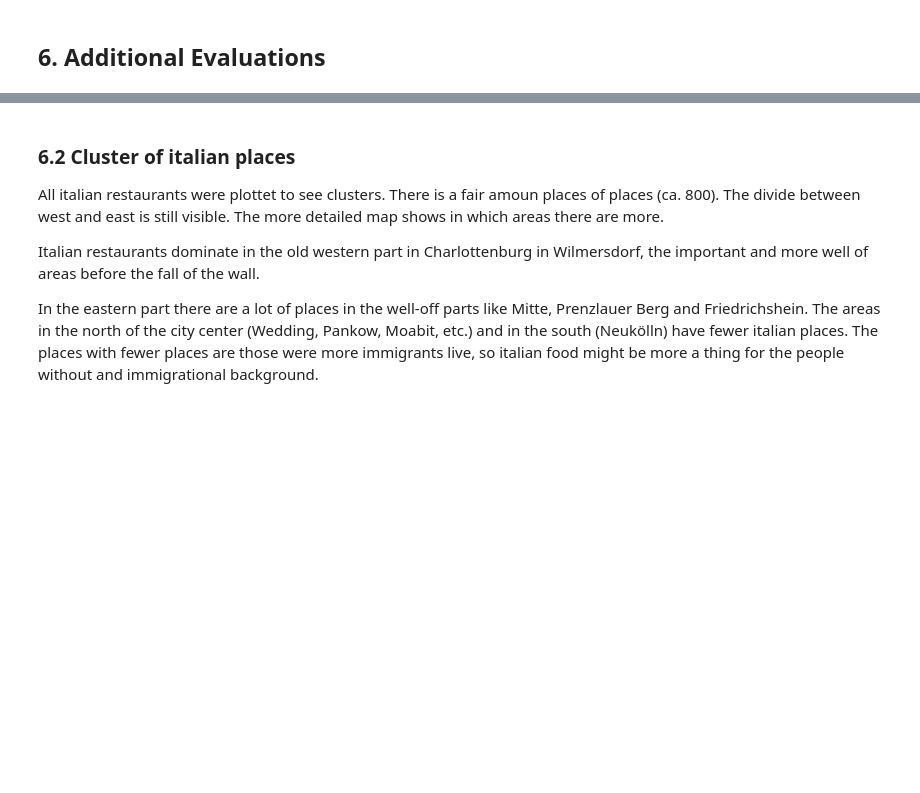
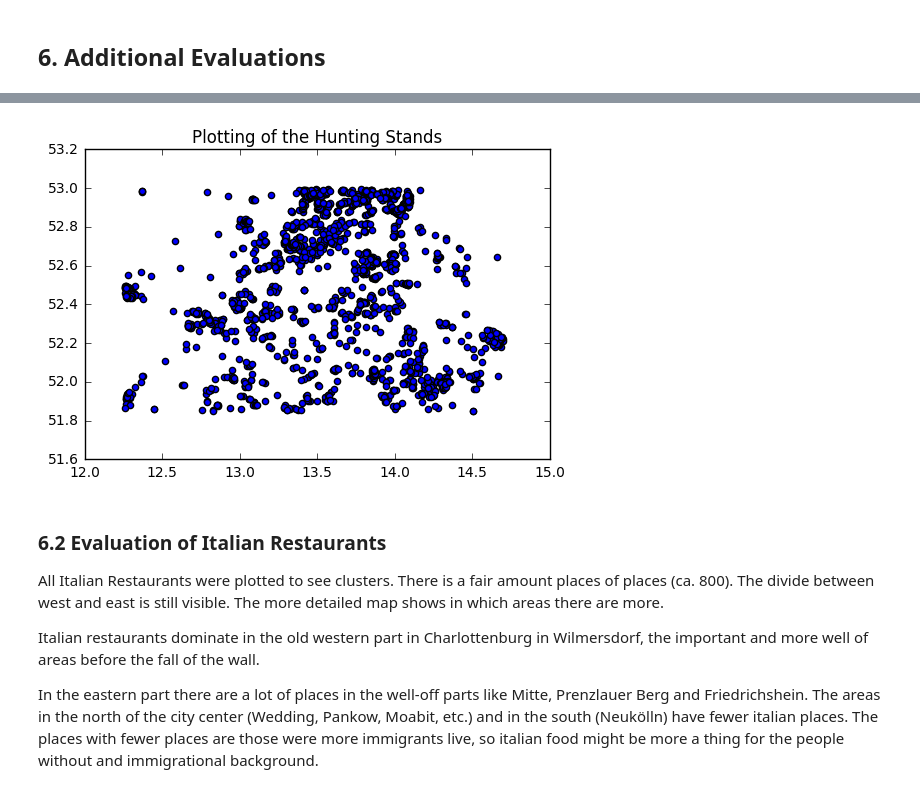
Before and after one commit to eliujulian/OpenStreetMapBerlin, a Jupyter notebook: Berlin.ipynb, the cells around one changed output, grey strips where cells are left out. Drawn from its saved outputs; the diff is of its cells as text; code cells hidden in the pictures; blank space fills up the shorter version.

```diff
--- a/Berlin.ipynb
+++ b/Berlin.ipynb
@@ -189,7 +254,27 @@ for n in c_clean.execute(statement).fetchall():
+# %%
+statement = """
+SELECT nodes.lon, nodes.lat
+FROM nodes_tags
+JOIN nodes ON nodes.id = nodes_tags.id
+WHERE nodes_tags.value = "hunting_stand"
+AND key = 'amenity'
+"""
+
+hunting_stands = list(c_clean.execute(statement).fetchall())
+
+df = pd.DataFrame()
+df['lat'] = [n[1] for n in hunting_stands]
+df['lon'] = [n[0] for n in hunting_stands]
+
+plt.scatter([n[0] for n in hunting_stands], [n[1] for n in hunting_stands])
+plt.title('Plotting of the Hunting Stands')
+plt.show()
+# %% [output]
+[figure, added]
 # %% [markdown]
-### 6.2 Cluster of italian places
+### 6.2 Evaluation of Italian Restaurants
 
-All italian restaurants were plottet to see clusters. There is a fair amoun places of places (ca. 800). The divide between west and east is still visible. The more detailed map shows in which areas there are more.
+All Italian Restaurants were plotted to see clusters. There is a fair amount places of places (ca. 800). The divide between west and east is still visible. The more detailed map shows in which areas there are more.
 
 Italian restaurants dominate in the old western part in Charlottenburg in Wilmersdorf, the important and more well of areas before the fall of the wall.
 
```
Also changed, not shown: parts of 16 cells of this notebook, 1 other file.
